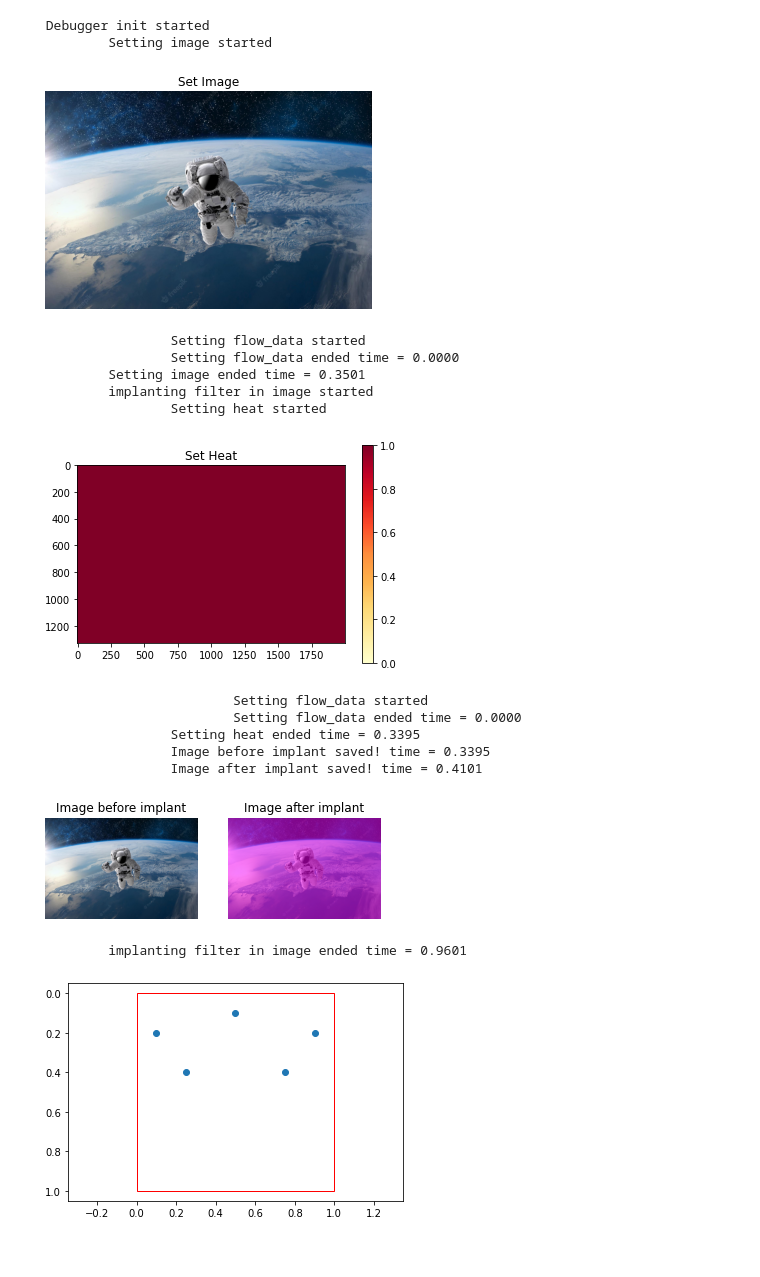
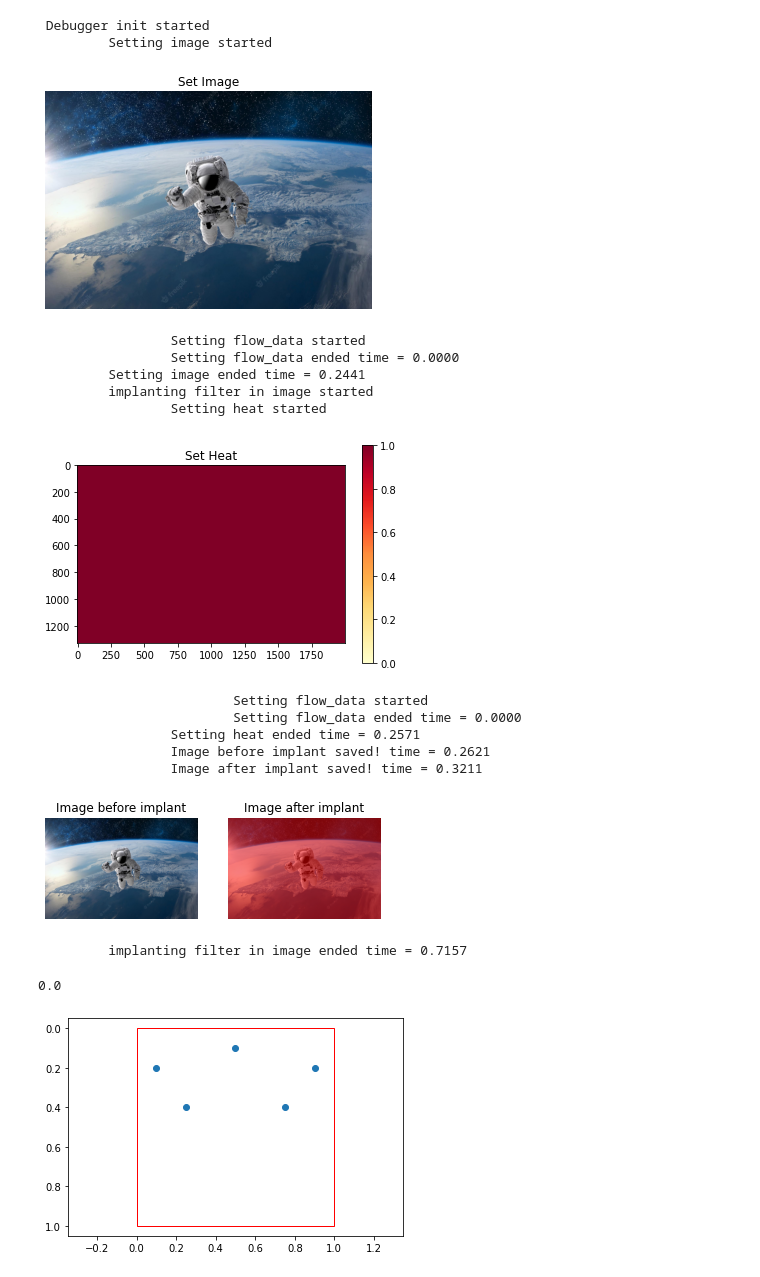
Before and after one commit to bateni1380/landpy, a Jupyter notebook: CodeFlow.ipynb, the cells around one changed output. Drawn from its saved outputs; the diff is of its cells as text; code cells hidden in the pictures.

```diff
--- a/CodeFlow.ipynb
+++ b/CodeFlow.ipynb
@@ -12,34 +47,38 @@ import cv2
 # %%
 from PIL import Image
 import importlib
 import landpy
-from landpy import ImageLand, Debugger
+from landpy import ImageLand, Debugger, Filter
 import numpy as np
 import matplotlib.pyplot as plt
 
 
 
 image = np.array(Image.open('test.jpg'))
 debugger = Debugger(textual_debug=True, visual_debug=True, show_file=False, show_line=False)
 land = ImageLand(image, debugger)
-land.implant_filter(None)
+land.implant_filter(Filter((255,0,0)))
 # %% [output]
  Debugger init started
          Setting image started
 [figure]
                  Setting flow_data started
                  Setting flow_data ended time = 0.0000
-         Setting image ended time = 0.3501
+         Setting image ended time = 0.2441
          implanting filter in image started
                  Setting heat started
 [figure]
                          Setting flow_data started
                          Setting flow_data ended time = 0.0000
-                 Setting heat ended time = 0.3395
-                 Image before implant saved! time = 0.3395
-                 Image after implant saved! time = 0.4101
+                 Setting heat ended time = 0.2571
+                 Image before implant saved! time = 0.2621
+                 Image after implant saved! time = 0.3211
-[figure, old version]
+[figure, new version]
-         implanting filter in image ended time = 0.9601
+         implanting filter in image ended time = 0.7157
+# %%
+land._flow_data
+# %% [output]
+0.0
 # %%
 from landpy import MarksLand, Debugger
 
```
Also changed, not shown: parts of 3 cells of this notebook, 3 other files.
